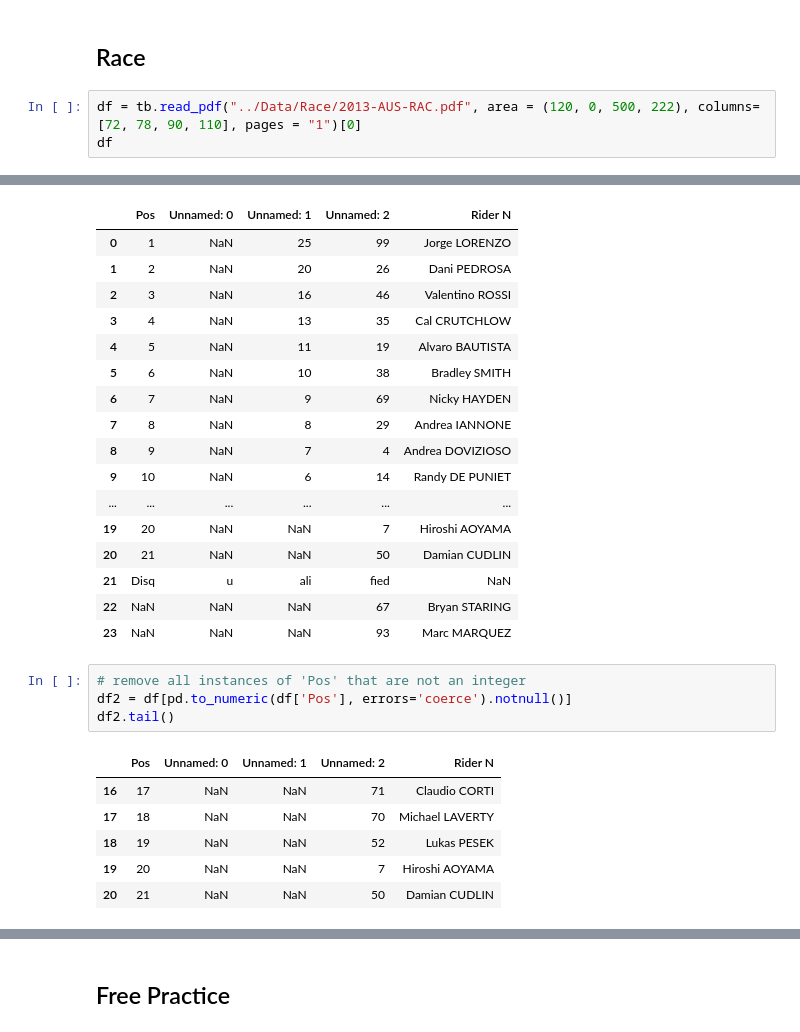
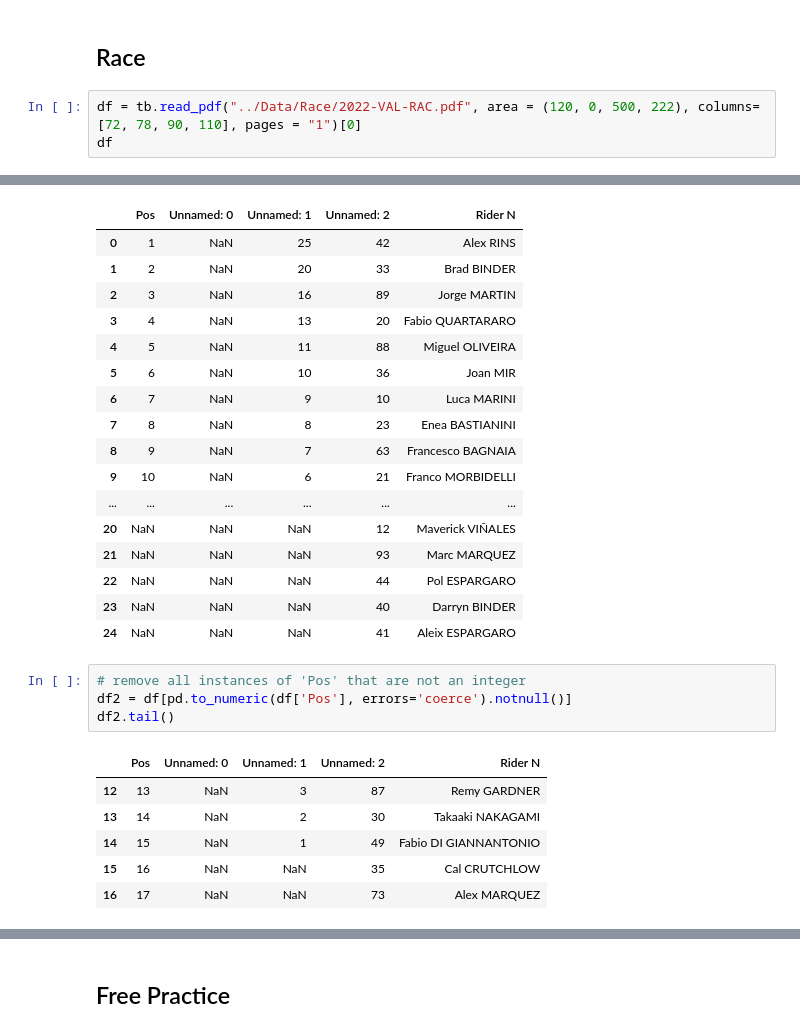
Before and after one commit to aeross/MotoGP-Free-Practice-Analyser, a Jupyter notebook: code/preprocess.ipynb, the cells around one changed output, grey strips where cells are left out. Cells and saved outputs as stored; diff of their text form.

```diff
--- a/code/preprocess.ipynb
+++ b/code/preprocess.ipynb
@@ -6,6 +6,6 @@ import re
 # %% [markdown]
 ## Race
 # %%
-df = tb.read_pdf("../Data/Race/2013-AUS-RAC.pdf", area = (120, 0, 500, 222), columns=[72, 78, 90, 110], pages = "1")[0]
+df = tb.read_pdf("../Data/Race/2022-VAL-RAC.pdf", area = (120, 0, 500, 222), columns=[72, 78, 90, 110], pages = "1")[0]
 df
 # %% [output]
@@ -20,31 +20,31 @@ WARNING: Using fallback font 'LiberationSans' for 'Arial,BoldItalic'
 |  | Pos | Unnamed: 0 | Unnamed: 1 | Unnamed: 2 | Rider N |
-| 0 | 1 | NaN | 25 | 99 | Jorge LORENZO |
-| 1 | 2 | NaN | 20 | 26 | Dani PEDROSA |
-| 2 | 3 | NaN | 16 | 46 | Valentino ROSSI |
-| 3 | 4 | NaN | 13 | 35 | Cal CRUTCHLOW |
-| 4 | 5 | NaN | 11 | 19 | Alvaro BAUTISTA |
-| 5 | 6 | NaN | 10 | 38 | Bradley SMITH |
-| 6 | 7 | NaN | 9 | 69 | Nicky HAYDEN |
-| 7 | 8 | NaN | 8 | 29 | Andrea IANNONE |
-| 8 | 9 | NaN | 7 | 4 | Andrea DOVIZIOSO |
-| 9 | 10 | NaN | 6 | 14 | Randy DE PUNIET |
+| 0 | 1 | NaN | 25 | 42 | Alex RINS |
+| 1 | 2 | NaN | 20 | 33 | Brad BINDER |
+| 2 | 3 | NaN | 16 | 89 | Jorge MARTIN |
+| 3 | 4 | NaN | 13 | 20 | Fabio QUARTARARO |
+| 4 | 5 | NaN | 11 | 88 | Miguel OLIVEIRA |
+| 5 | 6 | NaN | 10 | 36 | Joan MIR |
+| 6 | 7 | NaN | 9 | 10 | Luca MARINI |
+| 7 | 8 | NaN | 8 | 23 | Enea BASTIANINI |
+| 8 | 9 | NaN | 7 | 63 | Francesco BAGNAIA |
+| 9 | 10 | NaN | 6 | 21 | Franco MORBIDELLI |
 | ... | ... | ... | ... | ... | ... |
-| 19 | 20 | NaN | NaN | 7 | Hiroshi AOYAMA |
-| 20 | 21 | NaN | NaN | 50 | Damian CUDLIN |
-| 21 | Disq | u | ali | fied | NaN |
-| 22 | NaN | NaN | NaN | 67 | Bryan STARING |
-| 23 | NaN | NaN | NaN | 93 | Marc MARQUEZ |
+| 20 | NaN | NaN | NaN | 12 | Maverick VIÑALES |
+| 21 | NaN | NaN | NaN | 93 | Marc MARQUEZ |
+| 22 | NaN | NaN | NaN | 44 | Pol ESPARGARO |
+| 23 | NaN | NaN | NaN | 40 | Darryn BINDER |
+| 24 | NaN | NaN | NaN | 41 | Aleix ESPARGARO |
 # %%
 # remove all instances of 'Pos' that are not an integer
 df2 = df[pd.to_numeric(df['Pos'], errors='coerce').notnull()]
 df2.tail()
 # %% [output]
 |  | Pos | Unnamed: 0 | Unnamed: 1 | Unnamed: 2 | Rider N |
-| 16 | 17 | NaN | NaN | 71 | Claudio CORTI |
-| 17 | 18 | NaN | NaN | 70 | Michael LAVERTY |
-| 18 | 19 | NaN | NaN | 52 | Lukas PESEK |
-| 19 | 20 | NaN | NaN | 7 | Hiroshi AOYAMA |
-| 20 | 21 | NaN | NaN | 50 | Damian CUDLIN |
+| 12 | 13 | NaN | 3 | 87 | Remy GARDNER |
+| 13 | 14 | NaN | 2 | 30 | Takaaki NAKAGAMI |
+| 14 | 15 | NaN | 1 | 49 | Fabio DI GIANNANTONIO |
+| 15 | 16 | NaN | NaN | 35 | Cal CRUTCHLOW |
+| 16 | 17 | NaN | NaN | 73 | Alex MARQUEZ |
 # %%
 # remove unnecessary columns (which are the 2nd and 3rd columns)
 race = df2[['Pos', 'Unnamed: 2', 'Rider N']]
```
Also changed, not shown: parts of 12 cells of this notebook.
